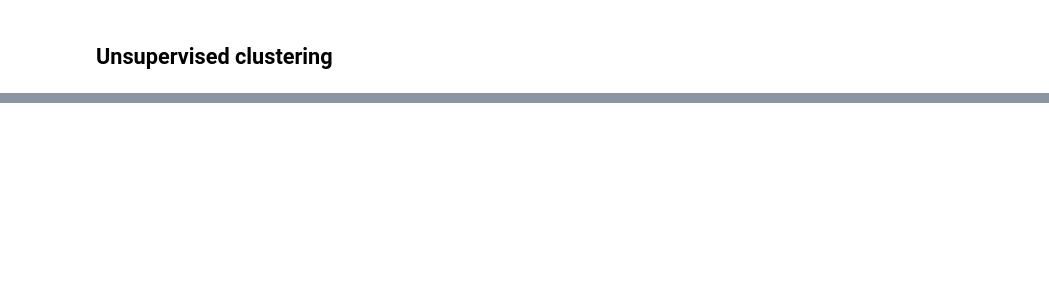
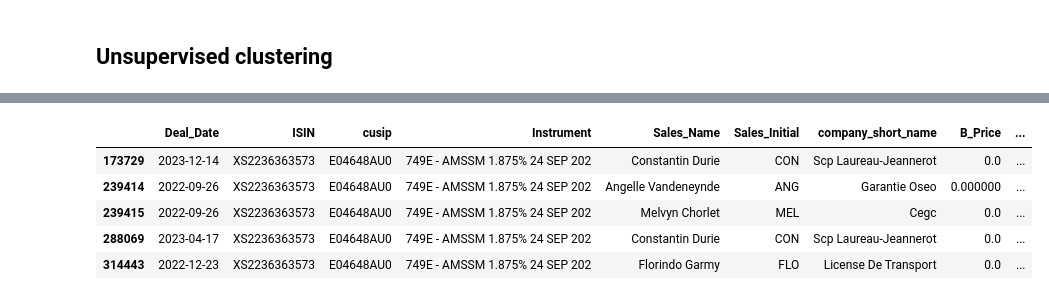
Before and after one commit to arthurprgt/natixis_challenge, a Jupyter notebook: notebooks/clustering.ipynb, the cells around one changed output, grey strips where cells are left out. Drawn from its saved outputs; the diff is of its cells as text; code cells hidden in the pictures; blank space fills up the shorter version.

Commit message:
Adding task for ISIN test

```diff
--- a/notebooks/clustering.ipynb
+++ b/notebooks/clustering.ipynb
@@ -872,0 +705,10 @@ Name: count, dtype: int64
+# %%
+df_bond = df[df['ISIN']=='XS2236363573']
+df_bond.head()
+# %% [output]
+|  | Deal_Date | ISIN | cusip | Instrument | Sales_Name | Sales_Initial | company_short_name | B_Price | ... |
+| 173729 | 2023-12-14 | XS2236363573 | E04648AU0 | 749E - AMSSM 1.875% 24 SEP 202 | Constantin Durie | CON | Scp Laureau-Jeannerot | 0.0 | ... |
+| 239414 | 2022-09-26 | XS2236363573 | E04648AU0 | 749E - AMSSM 1.875% 24 SEP 202 | Angelle Vandeneynde | ANG | Garantie Oseo | 0.000000 | ... |
+| 239415 | 2022-09-26 | XS2236363573 | E04648AU0 | 749E - AMSSM 1.875% 24 SEP 202 | Melvyn Chorlet | MEL | Cegc | 0.0 | ... |
+| 288069 | 2023-04-17 | XS2236363573 | E04648AU0 | 749E - AMSSM 1.875% 24 SEP 202 | Constantin Durie | CON | Scp Laureau-Jeannerot | 0.0 | ... |
+| 314443 | 2022-12-23 | XS2236363573 | E04648AU0 | 749E - AMSSM 1.875% 24 SEP 202 | Florindo Garmy | FLO | License De Transport | 0.0 | ... |
```
Also changed, not shown: parts of 50 cells of this notebook.
